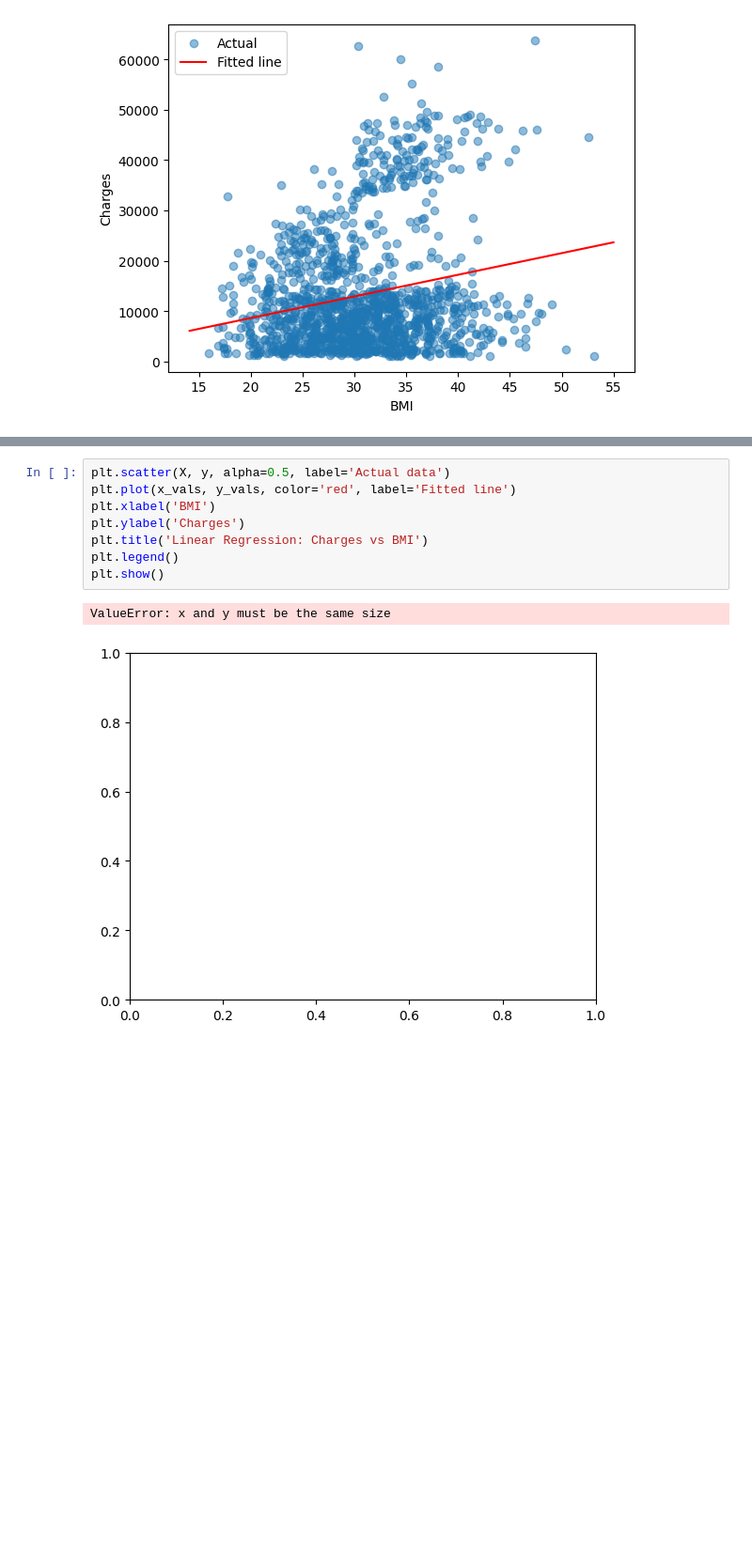
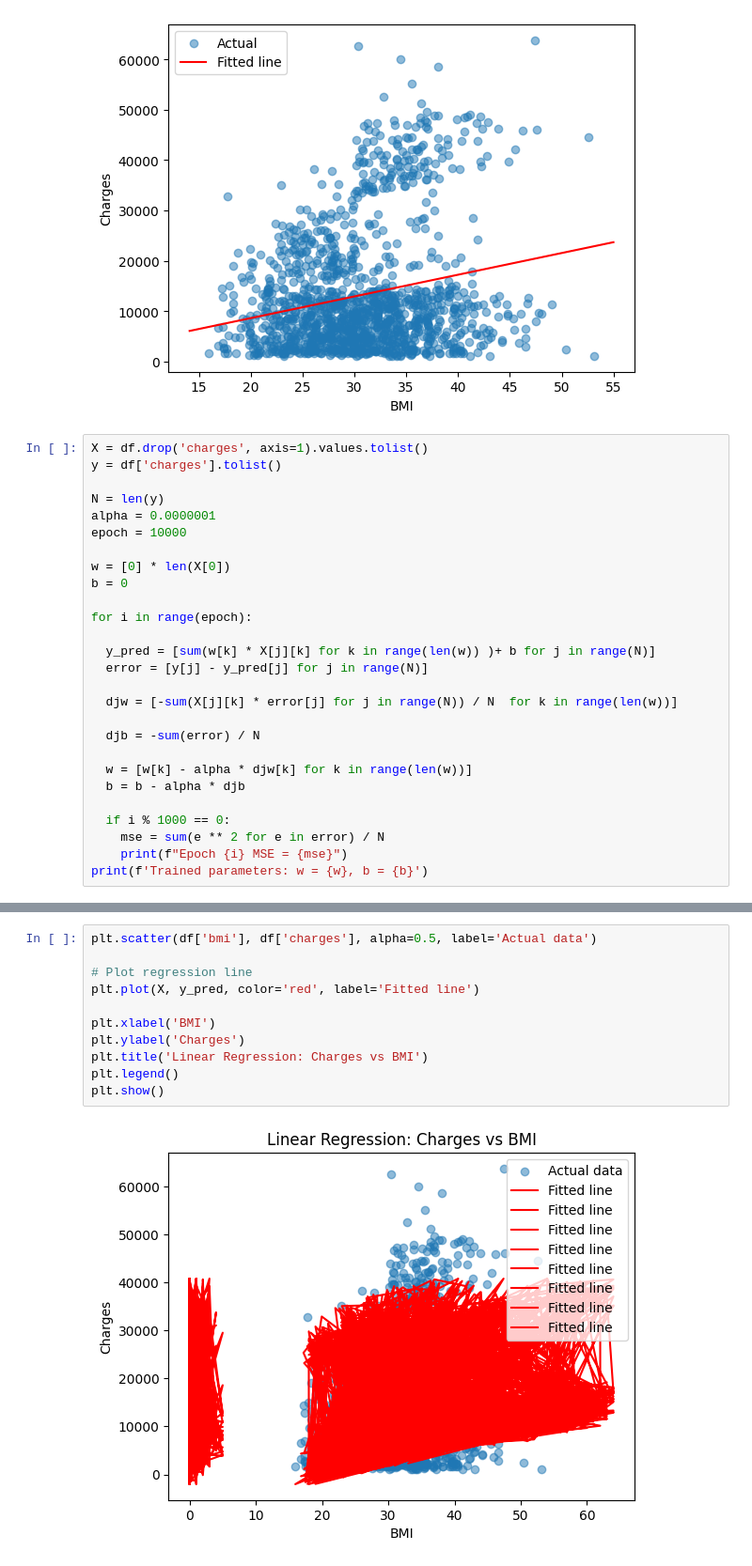
Before and after one commit to SanjayBista1010/my-first-repo, a Jupyter notebook: LinearRegerssionAnalysisFromCostFunction.ipynb, the cells around one changed output, grey strips where cells are left out. Shown at 94% size. Saved outputs shown, nothing was run; the diff lists cells and outputs as text; blank space fills up the shorter version.

```diff
--- a/LinearRegerssionAnalysisFromCostFunction.ipynb
+++ b/LinearRegerssionAnalysisFromCostFunction.ipynb
@@ -131,3 +131,30 @@ plt.legend()
 plt.show()
 # %% [output]
 [figure]
+# %%
+X = df.drop('charges', axis=1).values.tolist()
+y = df['charges'].tolist()
+
+N = len(y)
+alpha = 0.0000001
+epoch = 10000
+
+w = [0] * len(X[0])
+b = 0
+
+for i in range(epoch):
+
+  y_pred = [sum(w[k] * X[j][k] for k in range(len(w)) )+ b for j in range(N)]
+  error = [y[j] - y_pred[j] for j in range(N)]
+
+  djw = [-sum(X[j][k] * error[j] for j in range(N)) / N  for k in range(len(w))]
+
+  djb = -sum(error) / N
+
+  w = [w[k] - alpha * djw[k] for k in range(len(w))]
+  b = b - alpha * djb
+
+  if i % 1000 == 0:
+    mse = sum(e ** 2 for e in error) / N
+    print(f"Epoch {i} MSE = {mse}")
+print(f'Trained parameters: w = {w}, b = {b}')
@@ -152,11 +203,13 @@ Intercept (b): -11938.538576167146
 # %%
-plt.scatter(X, y, alpha=0.5, label='Actual data')
-plt.plot(x_vals, y_vals, color='red', label='Fitted line')
+plt.scatter(df['bmi'], df['charges'], alpha=0.5, label='Actual data')
+
+# Plot regression line
+plt.plot(X, y_pred, color='red', label='Fitted line')
+
 plt.xlabel('BMI')
 plt.ylabel('Charges')
 plt.title('Linear Regression: Charges vs BMI')
 plt.legend()
 plt.show()
 # %% [output]
-ValueError: x and y must be the same size
-[figure, old version]
+[figure, new version]
```
Also changed, not shown: parts of 3 cells of this notebook.
